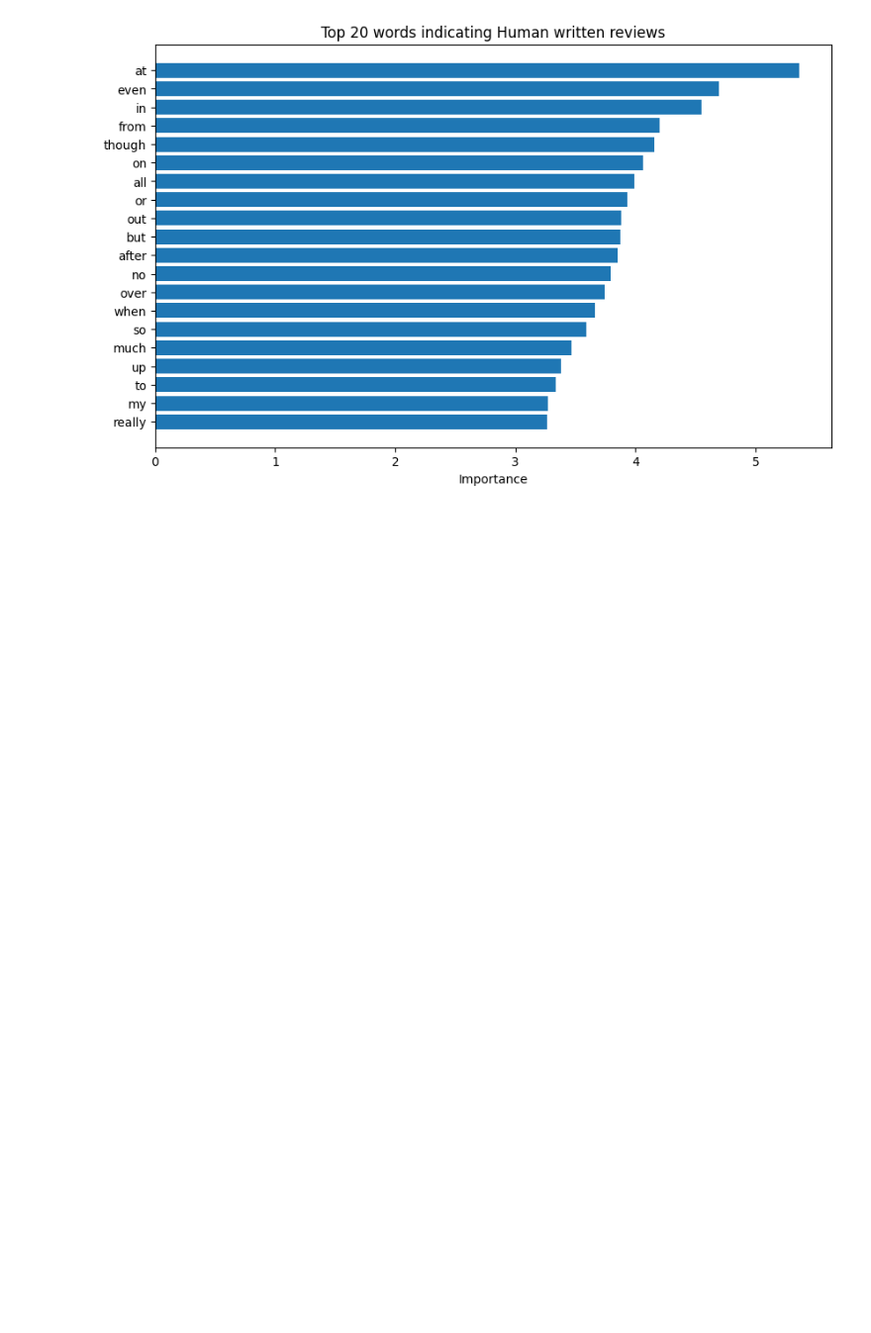
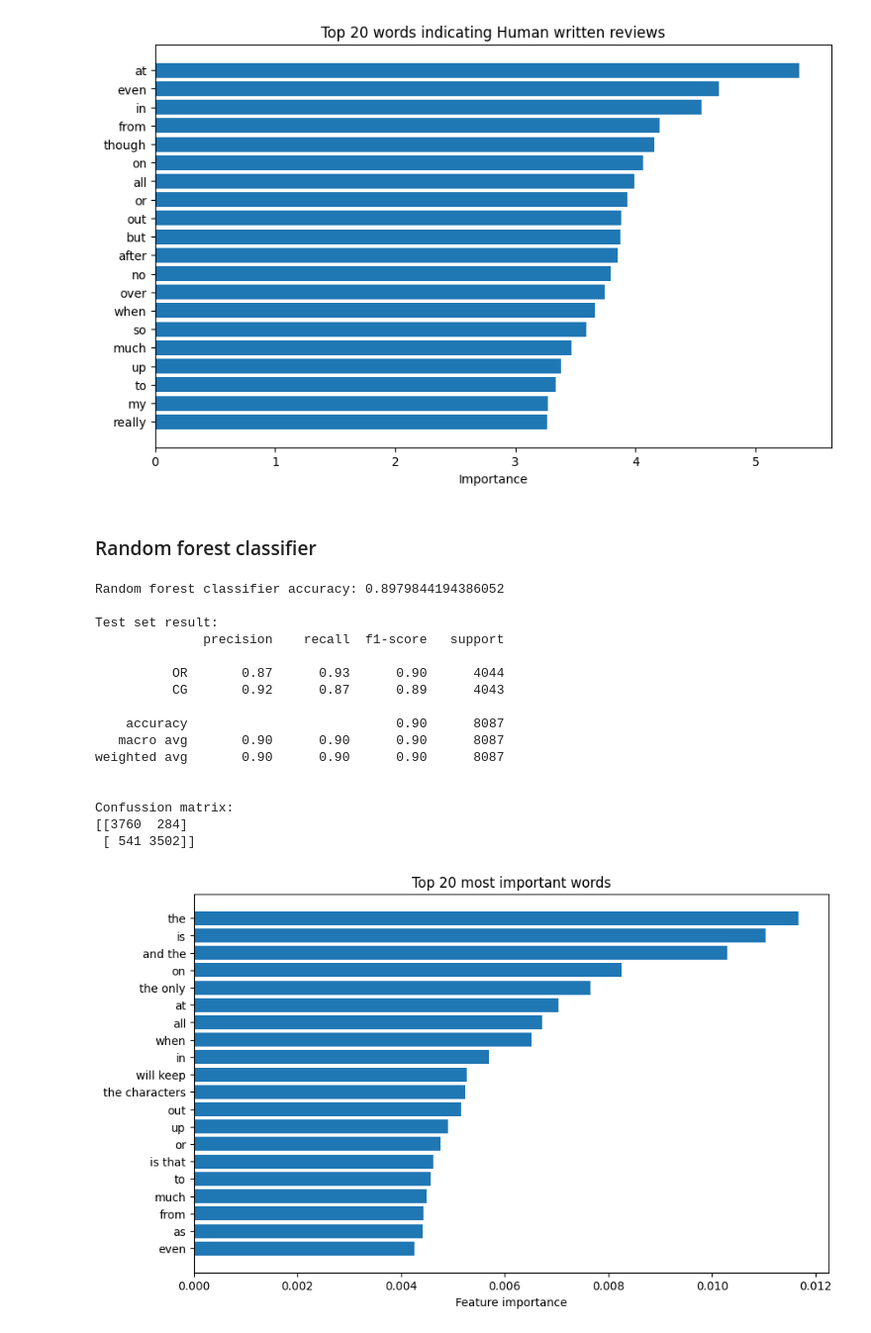
Before and after one commit to anamilenkoska/Fake-Reviews-Prediction, a Jupyter notebook: Fake-reviews-prediction.ipynb, the cells around one changed output. Shown at 99% size. Drawn from its saved outputs; the diff is of its cells as text; code cells hidden in the pictures; blank space fills up the shorter version.

Commit message:
Other models

```diff
--- a/Fake-reviews-prediction.ipynb
+++ b/Fake-reviews-prediction.ipynb
@@ -307,3 +307,54 @@ Confusion matrix:
  [ 305 3738]]
 [figure]
 [figure]
+# %% [markdown]
+### Random forest classifier
+# %%
+rf_model=RandomForestClassifier(
+    n_estimators=100,
+    max_depth=70,
+    random_state=42,
+    n_jobs=-1            #use all CPU cores
+)
+rf_model.fit(X_train_tfidf,y_train)
+
+y_val_pred_rf=rf_model.predict(X_val_tfidf)
+y_test_pred_rf=rf_model.predict(X_test_tfidf)
+
+accuracy_rf=accuracy_score(y_test,y_test_pred_rf)
+print("\nRandom forest classifier accuracy:",accuracy_rf)
+
+print("\nTest set result:")
+print(classification_report(y_test,y_test_pred_rf,target_names=['OR','CG']))
+
+print("\nConfussion matrix:")
+print(confusion_matrix(y_test,y_test_pred_rf))
+
+#feature importance plot
+importances=rf_model.feature_importances_
+features=vectorizer.get_feature_names_out()
+indices=np.argsort(importances)[-20:]
+plt.figure(figsize=(10,6))
+plt.barh(range(len(indices)),importances[indices],align='center')
+plt.yticks(range(len(indices)),[features[j] for j in indices])
+plt.xlabel("Feature importance")
+plt.title("Top 20 most important words")
+plt.show()
+# %% [output]
+Random forest classifier accuracy: 0.8979844194386052
+
+Test set result:
+              precision    recall  f1-score   support
+
+          OR       0.87      0.93      0.90      4044
+          CG       0.92      0.87      0.89      4043
+
+    accuracy                           0.90      8087
+   macro avg       0.90      0.90      0.90      8087
+weighted avg       0.90      0.90      0.90      8087
+
+
+Confussion matrix:
+[[3760  284]
+ [ 541 3502]]
+[figure, added]
```
Also changed, not shown: parts of 13 cells of this notebook.
